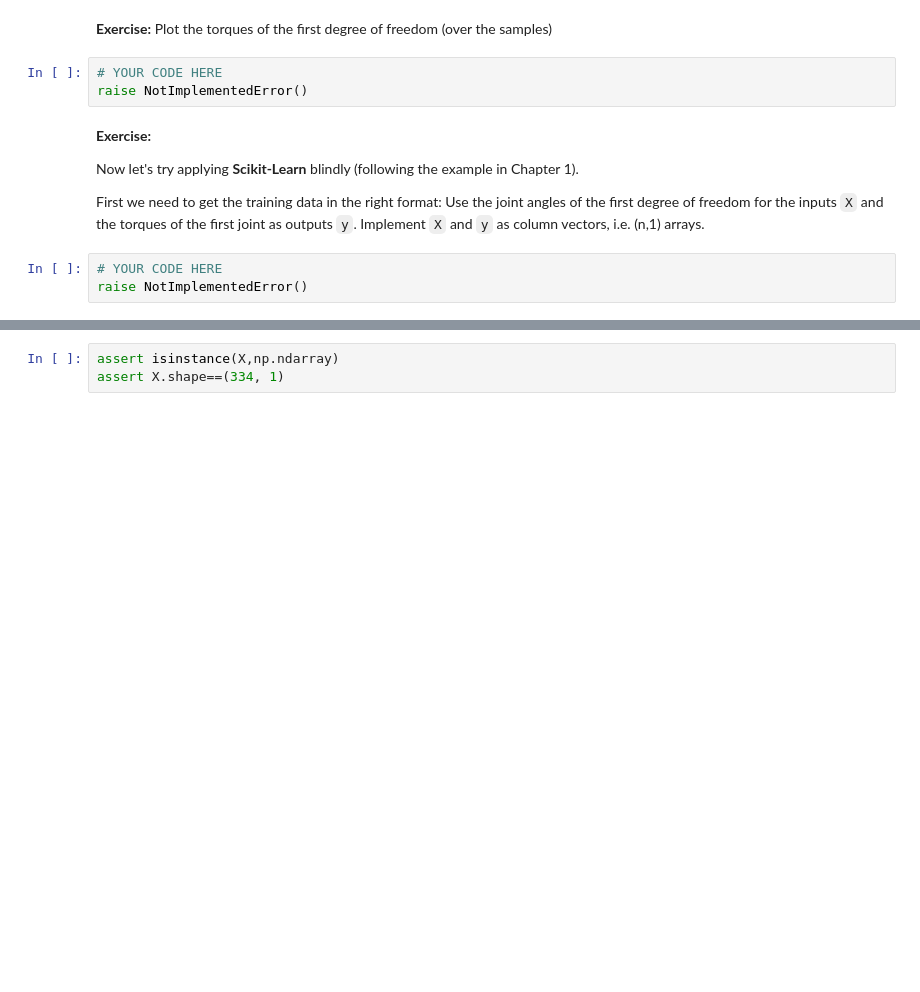
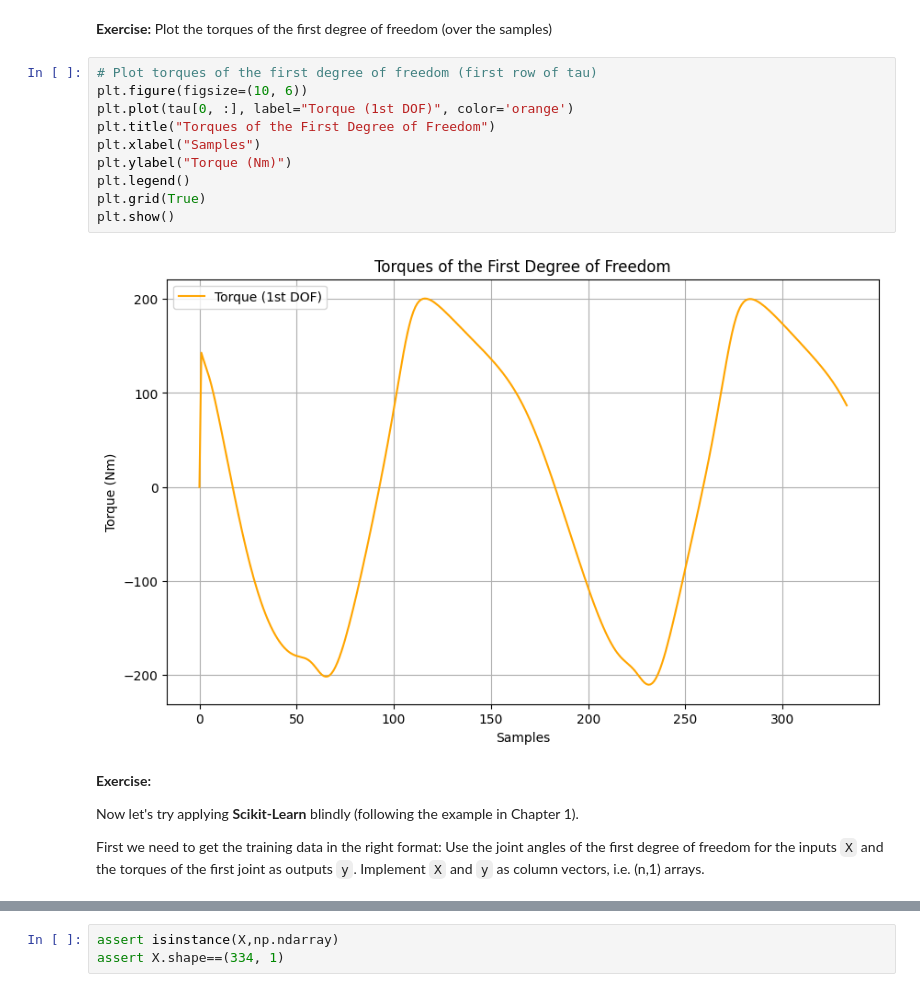
Before and after one commit to harshbhatia66/RO47002-Practicums, a Jupyter notebook: practicum1/RO47002_week1_python_tutorial.ipynb, the cells around one changed output, grey strips where cells are left out. Saved outputs shown, nothing was run; the diff lists cells and outputs as text; blank space fills up the shorter version.

```diff
--- a/practicum1/RO47002_week1_python_tutorial.ipynb
+++ b/practicum1/RO47002_week1_python_tutorial.ipynb
@@ -1549,9 +1576,18 @@ raise NotImplementedError()
 # %% [markdown]
 **Exercise:**
 Plot the torques of the first degree of freedom (over the samples)
-# %%
-# YOUR CODE HERE
-raise NotImplementedError()
+# %%
+# Plot torques of the first degree of freedom (first row of tau)
+plt.figure(figsize=(10, 6))
+plt.plot(tau[0, :], label="Torque (1st DOF)", color='orange')
+plt.title("Torques of the First Degree of Freedom")
+plt.xlabel("Samples")
+plt.ylabel("Torque (Nm)")
+plt.legend()
+plt.grid(True)
+plt.show()
+# %% [output]
+[figure, added]
 # %% [markdown]
 **Exercise:**
 
@@ -1559,6 +1595,3 @@ Now let's try applying **Scikit-Learn** blindly (following the example in Chapte
 
 First we need to get the training data in the right format:
 Use the joint angles of the first degree of freedom for the inputs `X` and the torques of the first joint as outputs `y`. Implement `X` and `y` as column vectors, i.e. (n,1) arrays.
-# %%
-# YOUR CODE HERE
-raise NotImplementedError()
```
Also changed, not shown: parts of 10 cells of this notebook.
